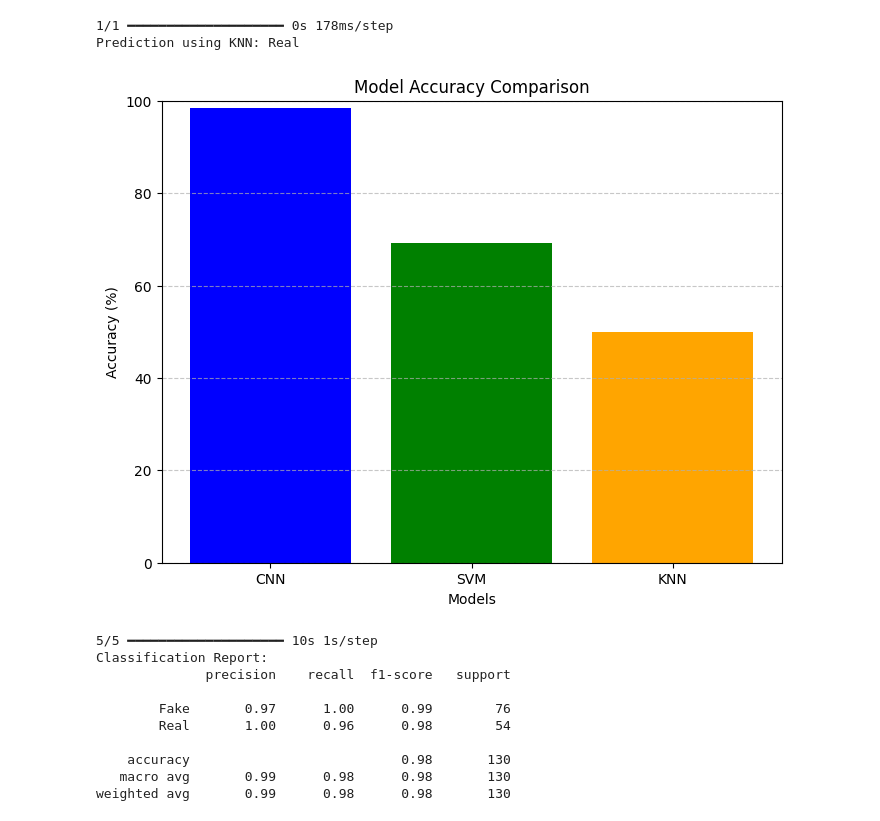
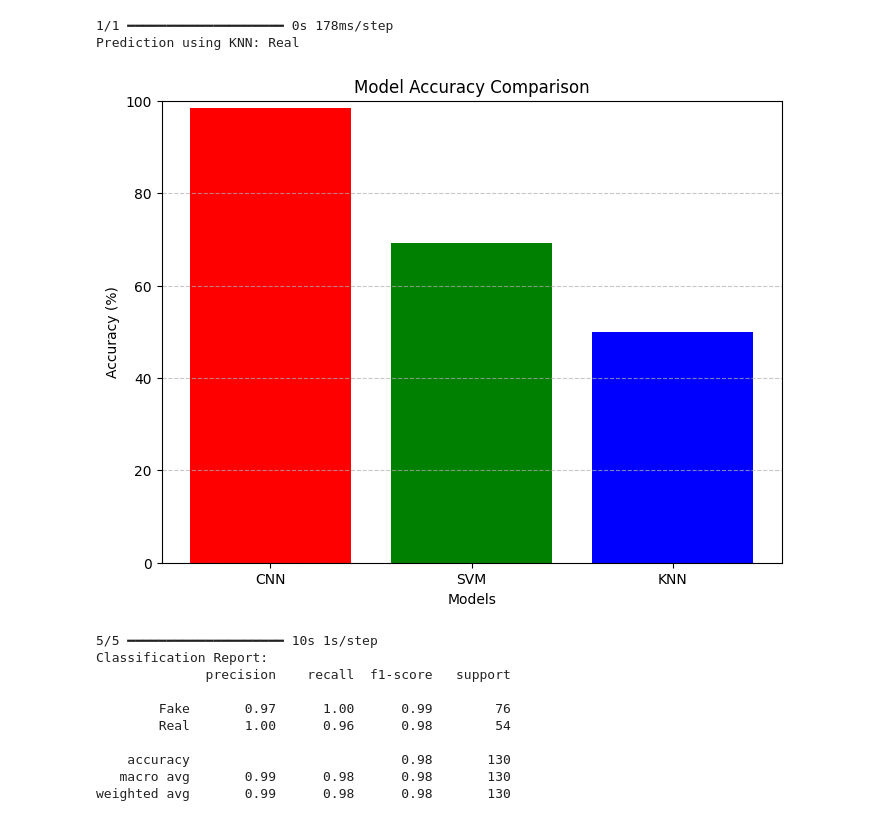
Before and after one commit to Sristi222/NepaliFakeCurrencyDetection, a Jupyter notebook: Coursewok_final.ipynb, the cells around one changed output. Cells and saved outputs as stored; diff of their text form; code cells hidden in the pictures.

```diff
--- a/Coursewok_final.ipynb
+++ b/Coursewok_final.ipynb
@@ -531,28 +592,28 @@ Prediction using KNN: Real
 # %%
 import matplotlib.pyplot as plt
 
 # Define accuracies
 model_accuracies = {
     "CNN": 98.46,  # actual CNN accuracy
     "SVM": 69.23,  # actual SVM accuracy
     "KNN": 50.00   # actual KNN accuracy
 }
 
 # Extract model names and their respective accuracies
 models = list(model_accuracies.keys())
 accuracies = list(model_accuracies.values())
 
 # Plot the accuracies
 plt.figure(figsize=(8, 6))
-plt.bar(models, accuracies, color=['blue', 'green', 'orange'])
+plt.bar(models, accuracies, color=['red', 'green', 'blue'])
 plt.title('Model Accuracy Comparison')
 plt.xlabel('Models')
 plt.ylabel('Accuracy (%)')
 plt.ylim(0, 100)  # Set y-axis range from 0 to 100
 plt.grid(axis='y', linestyle='--', alpha=0.7)
 plt.show()
 # %% [output]
-[figure, old version]
+[figure, new version]
 # %%
 from sklearn.metrics import classification_report, confusion_matrix
 import numpy as np
```
Also changed, not shown: parts of 8 cells of this notebook.
